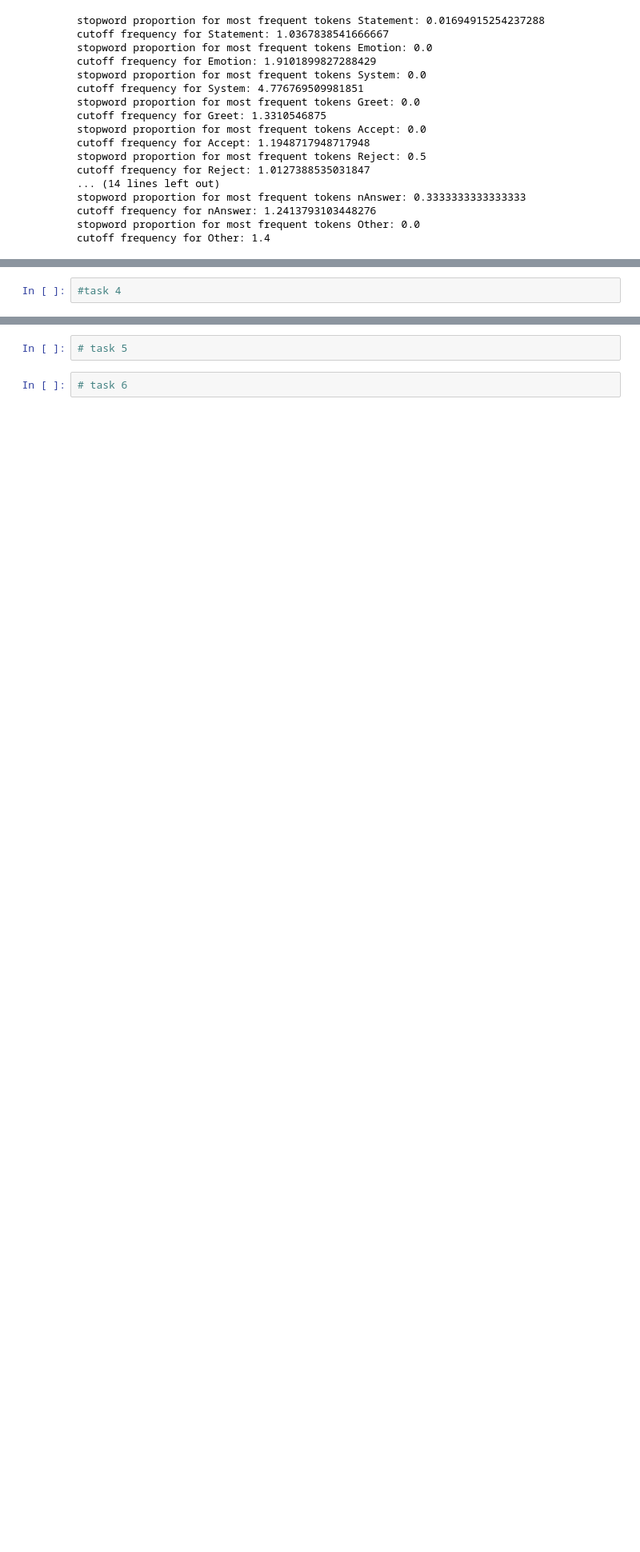
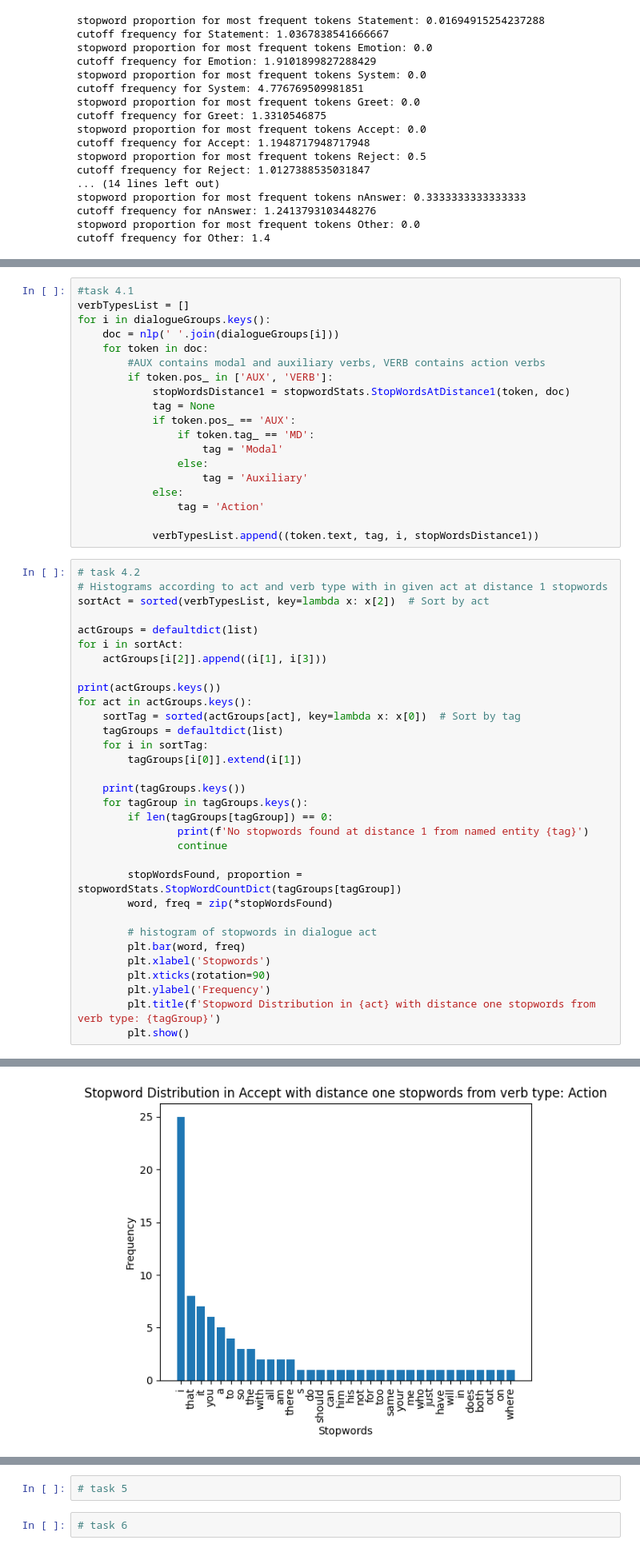
Before and after one commit to NevaEvar/NLP_Final_Project, a Jupyter notebook: Main.ipynb, the cells around one changed output, grey strips where cells are left out. Shown at 80% size. Saved outputs shown, nothing was run; the diff lists cells and outputs as text; blank space fills up the shorter version.

```diff
--- a/Main.ipynb
+++ b/Main.ipynb
@@ -171,2 +230,52 @@ cutoff frequency for Other: 1.4
 # %%
-#task 4
+#task 4.1
+verbTypesList = []
+for i in dialogueGroups.keys():
+    doc = nlp(' '.join(dialogueGroups[i]))
+    for token in doc:
+        #AUX contains modal and auxiliary verbs, VERB contains action verbs
+        if token.pos_ in ['AUX', 'VERB']:
+            stopWordsDistance1 = stopwordStats.StopWordsAtDistance1(token, doc)
+            tag = None
+            if token.pos_ == 'AUX':
+                if token.tag_ == 'MD':
+                    tag = 'Modal'
+                else:
+                    tag = 'Auxiliary'
+            else:
+                tag = 'Action'
+
+            verbTypesList.append((token.text, tag, i, stopWordsDistance1))
+# %%
+# task 4.2
+# Histograms according to act and verb type with in given act at distance 1 stopwords
+sortAct = sorted(verbTypesList, key=lambda x: x[2])  # Sort by act
+
+actGroups = defaultdict(list)
+for i in sortAct:
+    actGroups[i[2]].append((i[1], i[3]))
+
+print(actGroups.keys())
+for act in actGroups.keys():
+    sortTag = sorted(actGroups[act], key=lambda x: x[0])  # Sort by tag
+    tagGroups = defaultdict(list)
+    for i in sortTag:
+        tagGroups[i[0]].extend(i[1])
+
+    print(tagGroups.keys())
+    for tagGroup in tagGroups.keys():
+        if len(tagGroups[tagGroup]) == 0:
+                print(f'No stopwords found at distance 1 from named entity {tag}')
+                continue
+
+        stopWordsFound, proportion = stopwordStats.StopWordCountDict(tagGroups[tagGroup])
+        word, freq = zip(*stopWordsFound)
+
+        # histogram of stopwords in dialogue act
+        plt.bar(word, freq)
+        plt.xlabel('Stopwords')
+        plt.xticks(rotation=90)
+        plt.ylabel('Frequency')
+        plt.title(f'Stopword Distribution in {act} with distance one stopwords from verb type: {tagGroup}')
+        plt.show()
+# %% [output]
@@ -172,0 +284 @@ cutoff frequency for Other: 1.4
+[figure, added]
```
Also changed, not shown: parts of 6 cells of this notebook, 1 other file.
